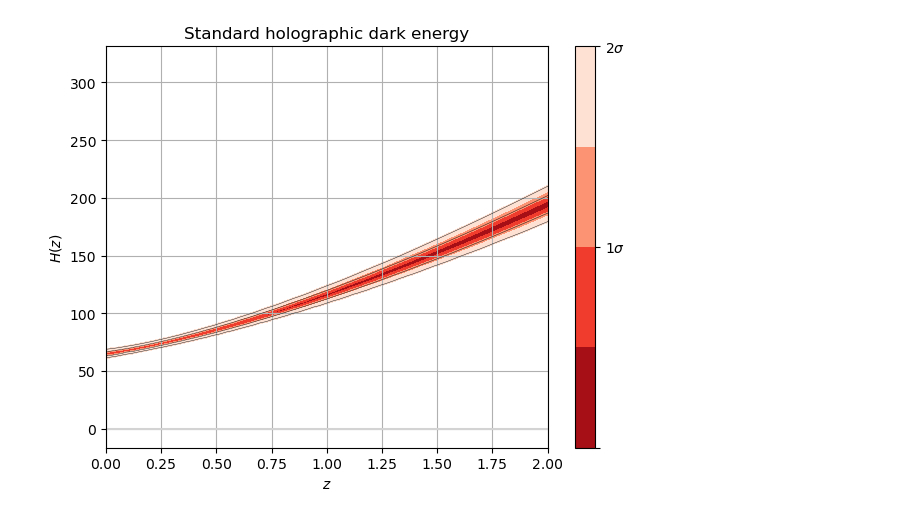
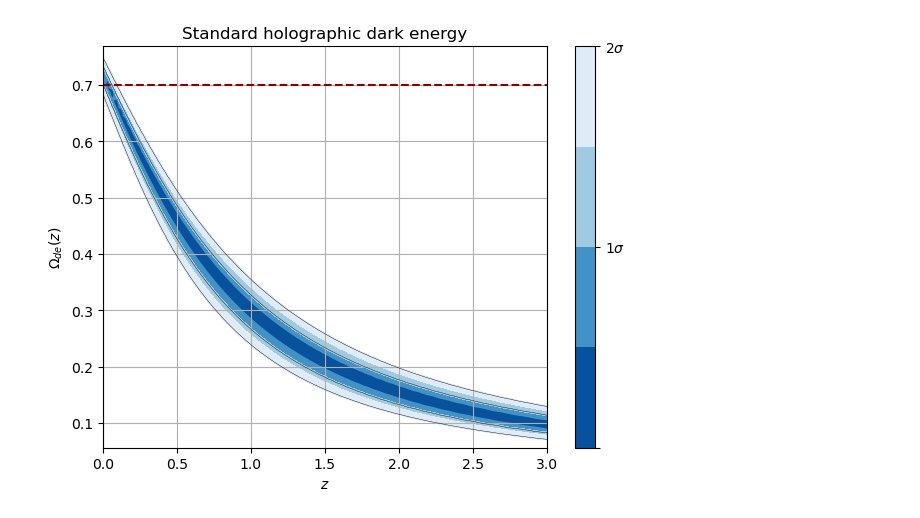
Before and after one commit to xlxnsxzpxtx/HolographicDE, a Jupyter notebook: Notebooks/fgivenx_hde.ipynb, the cells around one changed output. Drawn from its saved outputs; the diff is of its cells as text; code cells hidden in the pictures.

```diff
--- a/Notebooks/fgivenx_hde.ipynb
+++ b/Notebooks/fgivenx_hde.ipynb
@@ -34,39 +34,43 @@ def HDE(z, theta):
     def model_hde(Omega, z):
         dOmega = (Omega * (Omega - 1) / (z + 1)) * ((2 * (np.sqrt(Omega)) / c_value) + 1)
         return dOmega
 
     sol_de = np.reshape(odeint(model_hde, Ode0, z_rs),len(z_rs))
     #plt.plot(z_rs, sol_de)
     Om_de = interp1d(z_rs, sol_de, kind='cubic')
 
     def H_z(z):
         H = H0*((Om0*(1+z)**3)/(1-Om_de(z)))**0.5
         return H
 
     #print(H_z(z))
     def w_eos(z):
         w =  -1 / 3 - (2*np.sqrt(Om_de(z))) / (3*c_value)
         return w
+    def q_z(z):
+        q = 1/2 + (3/2)*w_eos(z)*Om_de(z)
+        return q
     #plt.plot(z_rs,w_eos(z_rs))
     #return w_eos(z)
-    return H_z(z)
+    return Om_de(z)
 
 z = np.linspace(0.0000, 3, 100)
-cbar = plot_contours(HDE, z, samples, weights=weights, contour_line_levels=[1, 2])
-cbar = plt.colorbar(cbar,ticks=[0,1,2])
-cbar.set_ticklabels(['',r'$1\sigma$',r'$2\sigma$'])
+cbar1 = plot_contours(HDE, z, samples, weights=weights, contour_line_levels=[1, 2],colors=plt.cm.Blues_r)
+cbar1 = plt.colorbar(cbar1,ticks=[0,1,2])
+cbar1.set_ticklabels(['',r'$1\sigma$',r'$2\sigma$'])
 
 
-lcdm = np.full(100, 0.0)
-plt.plot(z, lcdm,color='lightgrey')
+lcdm = np.full(100, 0.7)
+plt.plot(z, lcdm,linestyle = '--',color='darkred')
 plt.xscale('linear')
-plt.xlim(0.0, 2.0)
+plt.xlim(0.0, 3.0)
 #plt.ylabel(r'$\omega(z)$')
-plt.ylabel(r'$H(z)$')
+plt.ylabel(r'$\Omega_{de}(z)$')
+#plt.ylabel(r'$q(z)$')
 plt.xlabel(r'$z$')
 plt.tight_layout()
 plt.title('Standard holographic dark energy')
 plt.grid()
 plt.show()
 # %% [output]
-[figure, old version]
+[figure, new version]
```
Also changed, not shown: parts of 8 cells of this notebook, 2 other files.
